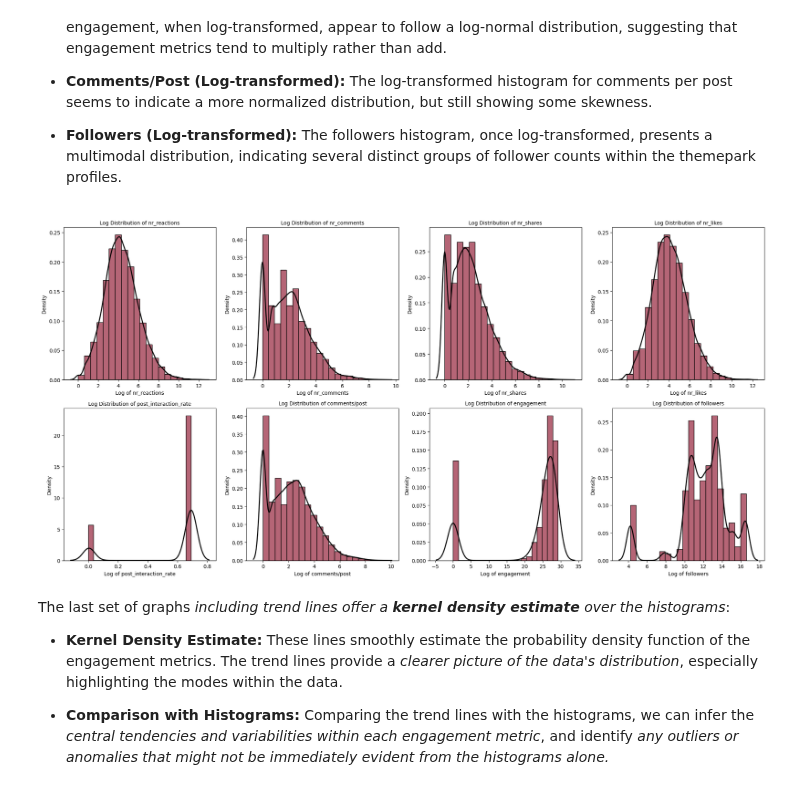
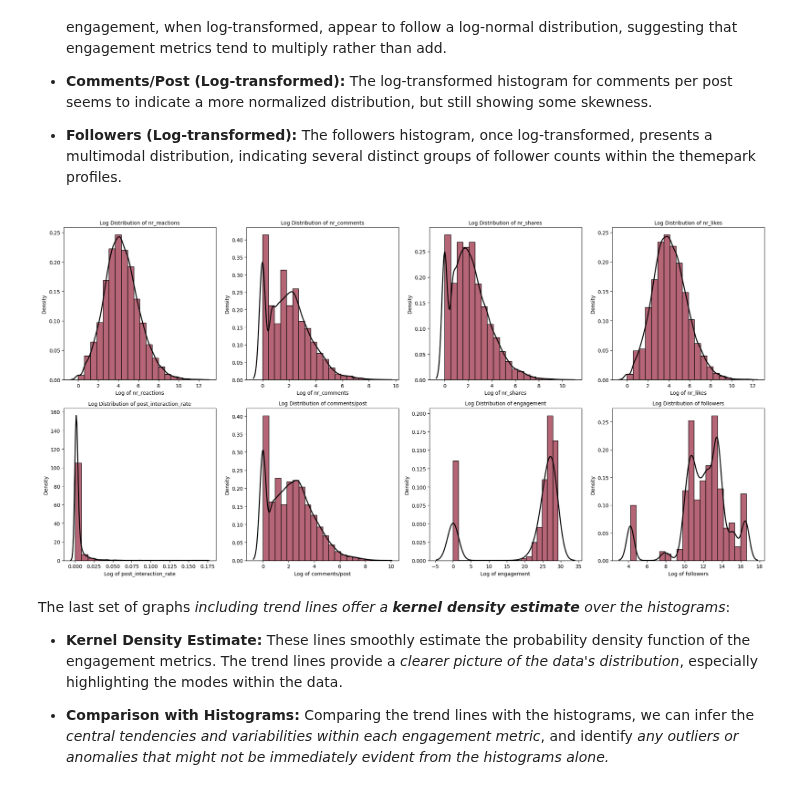
Before and after one commit to crlhbs/Group1_MarketingStrategy, a Jupyter notebook: Notebook_Themeparks_Group1.ipynb, the cells around one changed output. Cells and saved outputs as stored; diff of their text form; code cells hidden in the pictures.

```diff
--- a/Notebook_Themeparks_Group1.ipynb
+++ b/Notebook_Themeparks_Group1.ipynb
@@ -327,35 +327,30 @@ In this first set of graphs, the histograms depicting the distributions of vario
 
 * **Followers:** The distribution of followers across themepark profiles suggests a disparity, with a majority having a lower follower count while a few have a significantly higher count.
 # %%
-#ensure the columns are numeric
+# Ensure the columns are numeric
 for col in numeric_columns:
     combined_df[col] = pd.to_numeric(combined_df[col], errors='coerce')
 
-#now that the columns are numeric, NaN values are in place of non-numeric entries
-#we can fill these NaNs with a value that won't affect the log transformation
-combined_df.fillna(1, inplace=True)
-
-#set up the matplotlib figure and axes
+# Set up the matplotlib figure and axes
 fig, axs = plt.subplots(2, 4, figsize=(20, 10))  # 2x4 grid, figsize can be adjusted
 
-#flatten the array of axes for easy iteration
+# Flatten the array of axes for easy iteration
 axs = axs.ravel()
 
-#loop through the numeric columns and create a histogram for each with log scale
+# Loop through the numeric columns and create a histogram for each with log scale
 for i, col in enumerate(numeric_columns):
-    # Apply log transformation to the data
-    # Since log(0) is undefined, we use log1p which is log(x + 1) to avoid log(0)
-    log_data = np.log1p(combined_df[col])
+    # Drop NaN values and apply log transformation to the data
+    log_data = np.log1p(combined_df[col].dropna())
 
-    #plot with log_data
+    # Plot with log_data
     axs[i].hist(log_data, bins=20, color='#e56b6f', edgecolor='black')
     axs[i].set_title(f'Log Distribution of {col}', fontsize=10)
     axs[i].set_xlabel(f'Log of {col}')
     axs[i].set_ylabel('Frequency')
 
-#adjust layout for better readability
+# Adjust layout for better readability
 plt.tight_layout()
 
-#display the plots
+# Display the plots
 plt.show()
 # %% [output]
@@ -371,42 +366,40 @@ This second set of graphs represents the **log-transformed** distributions of th
 
 * **Followers (Log-transformed):** The followers histogram, once log-transformed, presents a multimodal distribution, indicating several distinct groups of follower counts within the themepark profiles.
 # %%
+import seaborn as sns
+
 # Ensure the columns are numeric
 for col in numeric_columns:
     combined_df[col] = pd.to_numeric(combined_df[col], errors='coerce')
-
-# Now that the columns are numeric, NaN values are in place of non-numeric entries
-# We can fill these NaNs with a value that won't affect the log transformation
-combined_df.fillna(1, inplace=True)
 
 # Set up the matplotlib figure and axes
 fig, axs = plt.subplots(2, 4, figsize=(20, 10))  # 2x4 grid, figsize can be adjusted
 
 # Flatten the array of axes for easy iteration
 axs = axs.ravel()
 
 # Loop through the numeric columns and create a histogram for each with log scale
 for i, col in enumerate(numeric_columns):
-    # Apply log transformation to the data
-    log_data = np.log1p(combined_df[col])
+    # Drop NaN values and apply log transformation to the data
+    log_data = np.log1p(combined_df[col].dropna())
 
     # Plot with log_data
     axs[i].hist(log_data, bins=20, color='#b56576', edgecolor='black', density=True)
     # Overlay the KDE line
     sns.kdeplot(log_data, color="black", ax=axs[i], linewidth=2)
 
     # Set titles and labels
     axs[i].set_title(f'Log Distribution of {col}', fontsize=10)
     axs[i].set_xlabel(f'Log of {col}')
     axs[i].set_ylabel('Density')
 
 # Adjust layout for better readability
 plt.tight_layout()
 
 # Display the plots
 plt.show()
 # %% [output]
-[figure, old version]
+[figure, new version]
 # %% [markdown]
 The last set of graphs *including trend lines offer a **kernel density estimate** over the histograms*:
 
```
Also changed, not shown: parts of 2 cells of this notebook, 3 other files.
